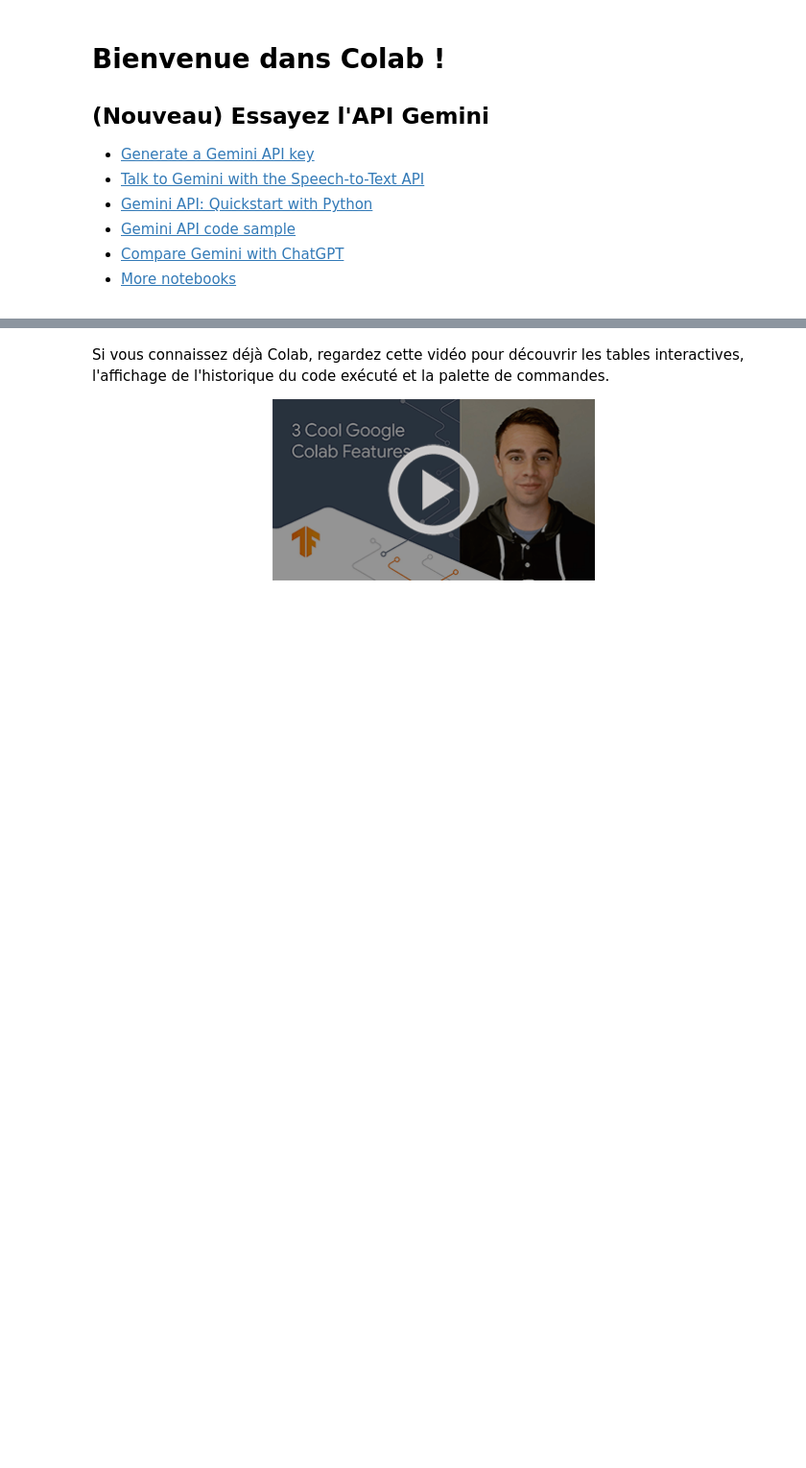
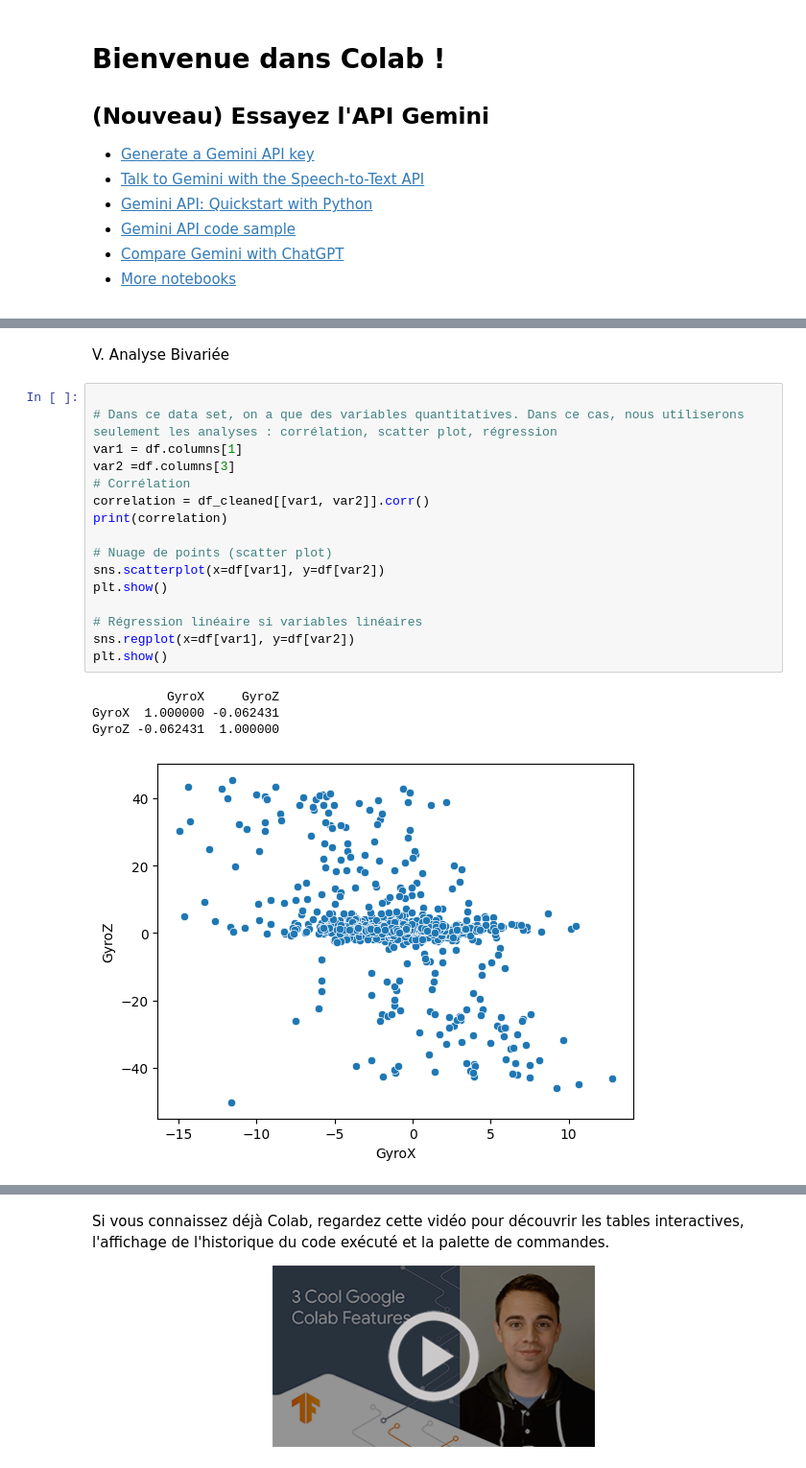
Before and after one commit to Quizoo20/Projet_IA, a Jupyter notebook: Projet2.ipynb, the cells around one changed output, grey strips where cells are left out. Shown: that part at 96% size. Cells and saved outputs as stored; diff of their text form; blank space fills up the shorter version.

```diff
--- a/Projet2.ipynb
+++ b/Projet2.ipynb
@@ -144,0 +117,23 @@ Score R² du modèle : 0.03225385095016242
+# %% [markdown]
+V. Analyse Bivariée
+# %%
+
+# Dans ce data set, on a que des variables quantitatives. Dans ce cas, nous utiliserons seulement les analyses : corrélation, scatter plot, régression
+var1 = df.columns[1]
+var2 =df.columns[3]
+# Corrélation
+correlation = df_cleaned[[var1, var2]].corr()
+print(correlation)
+
+# Nuage de points (scatter plot)
+sns.scatterplot(x=df[var1], y=df[var2])
+plt.show()
+
+# Régression linéaire si variables linéaires
+sns.regplot(x=df[var1], y=df[var2])
+plt.show()
+# %% [output]
+          GyroX     GyroZ
+GyroX  1.000000 -0.062431
+GyroZ -0.062431  1.000000
+[figure, added]
```
Also changed, not shown: parts of 17 cells of this notebook.
